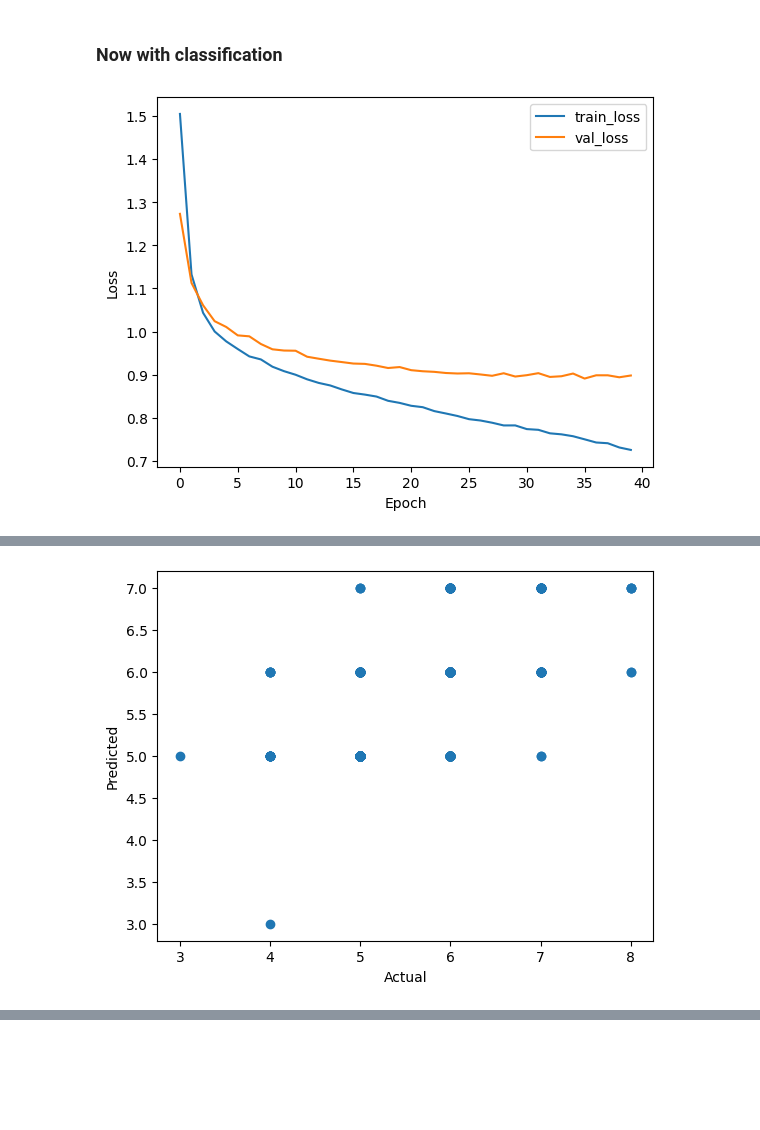
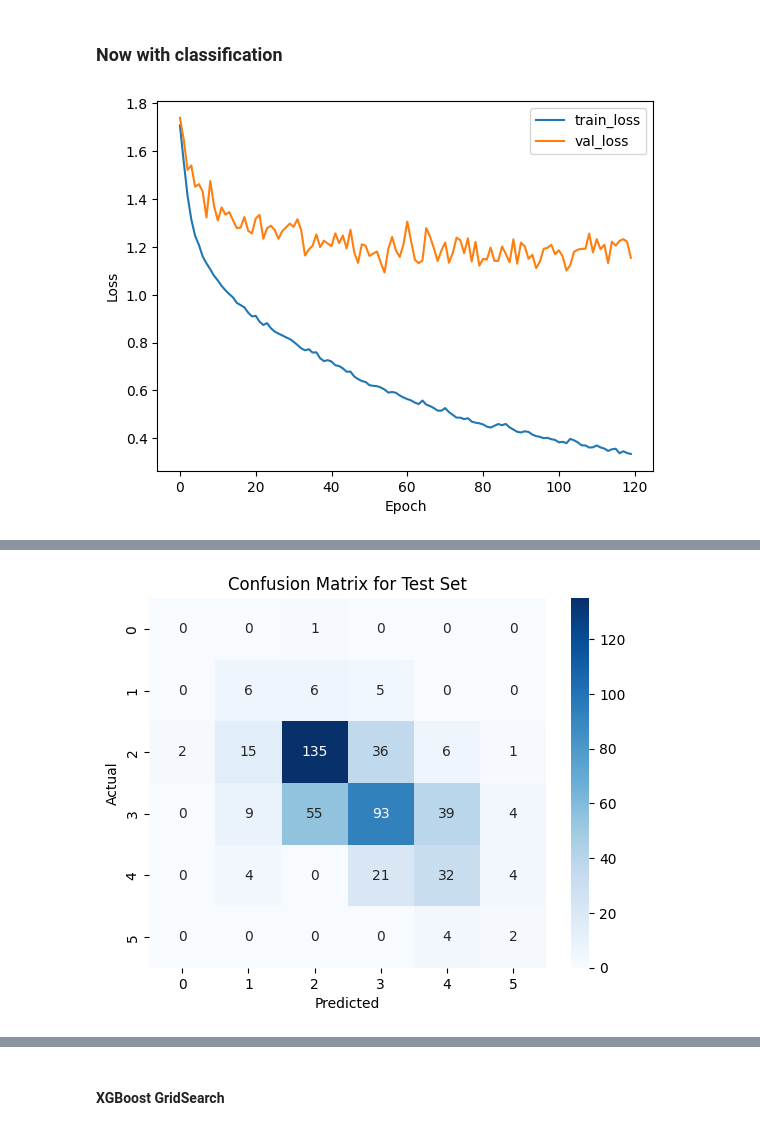
Before and after one commit to leopoldoagorio/Challenges, a Jupyter notebook: VinhoVerde.ipynb, the cells around one changed output, grey strips where cells are left out. Cells and saved outputs as stored; diff of their text form; code cells hidden in the pictures; blank space fills up the shorter version.

```diff
--- a/VinhoVerde.ipynb
+++ b/VinhoVerde.ipynb
@@ -379,18 +379,21 @@ Test RMSE: 0.62
 # %% [markdown]
 ### Now with classification
 # %%
-# import required libraries
 from sklearn.model_selection import train_test_split
 from sklearn.preprocessing import StandardScaler
+from sklearn.utils.class_weight import compute_class_weight
 from tensorflow.keras.models import Sequential
 from tensorflow.keras.layers import Dense
 from tensorflow.keras.utils import to_categorical
+from sklearn.metrics import confusion_matrix
+import seaborn as sns
 
 # split the data into training and test sets (70% training, 30% test)
 train, test = train_test_split(df, test_size=0.3, random_state=42)
 
 # define the features and the target
-features = ['fixed acidity', 'volatile acidity', 'citric acid', 'residual sugar', 'chlorides', 'free sulfur dioxide', 'total sulfur dioxide', 'density', 'pH', 'sulphates', 'alcohol']
+#features = ['fixed acidity', 'volatile acidity', 'citric acid', 'residual sugar', 'chlorides', 'free sulfur dioxide', 'total sulfur dioxide', 'density', 'pH', 'sulphates', 'alcohol']
+features = ['fixed acidity', 'volatile acidity', 'citric acid', 'chlorides', 'total sulfur dioxide', 'density', 'sulphates', 'alcohol']
 target = 'quality'
 
 # create the training and test sets
@@ -398,6 +401,10 @@ X_train = train[features]
 y_train = to_categorical(train[target] - 3)  # convert integer labels to categorical labels
 X_test = test[features]
 y_test = to_categorical(test[target] - 3)
+
+# compute class weights to compensate for class imbalance
+class_weights = compute_class_weight(class_weight = 'balanced', classes = np.unique(train[target]), y=train[target])
+class_weights = dict(enumerate(class_weights))
 
 # create the scaler
 scaler = StandardScaler()
@@ -413,11 +420,12 @@ X_test_scaled = scaler.transform(X_test)
 model = Sequential()
 model.add(Dense(64, input_dim=len(features), activation='relu'))
 model.add(Dense(32, activation='relu'))
+model.add(Dense(32, activation='relu'))
 model.add(Dense(6, activation='softmax'))  # output layer has 6 neurons for 6 classes
 
 model.compile(loss='categorical_crossentropy', optimizer='adam', metrics=['accuracy'])
 
-history = model.fit(X_train_scaled, y_train, epochs=40, batch_size=32, verbose=0, validation_data=(X_test_scaled, y_test))
+history = model.fit(X_train_scaled, y_train, epochs=120, batch_size=32, verbose=0, validation_data=(X_test_scaled, y_test), class_weight=class_weights)
 
 # plot the training and validation loss
 plt.plot(history.history['loss'], label='train_loss')
@@ -432,13 +440,29 @@ y_pred = model.predict(X_test_scaled)
 y_pred_labels = np.argmax(y_pred, axis=1) + 3  # convert one-hot encoded labels back to integers
 y_test_labels = np.argmax(y_test, axis=1) + 3
 
-plt.scatter(y_test_labels, y_pred_labels)
-plt.xlabel('Actual')
-plt.ylabel('Predicted')
+# get the confusion matrix for the training set
+cm = confusion_matrix(np.argmax(y_train, axis=1) + 3, np.argmax(model.predict(X_train_scaled), axis=1) + 3)
+
+# create a heatmap to visualize the confusion matrix
+sns.heatmap(cm, annot=True, cmap='Blues', fmt='g')
+plt.xlabel('Predicted')
+plt.ylabel('Actual')
+plt.title('Confusion Matrix for Training Set')
 plt.show()
+
+# get the confusion matrix for the test set
+cm = confusion_matrix(y_test_labels, y_pred_labels)
+
+# create a heatmap to visualize the confusion matrix
+sns.heatmap(cm, annot=True, cmap='Blues', fmt='g')
+plt.xlabel('Predicted')
+plt.ylabel('Actual')
+plt.title('Confusion Matrix for Test Set')
+plt.show()
+
 
 # print accuracy for training and test sets
 print('Accuracy for training set: ', model.evaluate(X_train_scaled, y_train)[1])
 print('Accuracy for test set: ', model.evaluate(X_test_scaled, y_test)[1])
 # %% [output]
-[figure, old version]
+[figure, new version]
@@ -446 +470 @@ print('Accuracy for test set: ', model.evaluate(X_test_scaled, y_test)[1])
-[figure, old version]
+[figure, new version]
@@ -450,0 +477,2 @@ Accuracy for test set:  0.574999988079071
+# %% [markdown]
+#### XGBoost GridSearch
```
Also changed, not shown: parts of 4 cells of this notebook.
